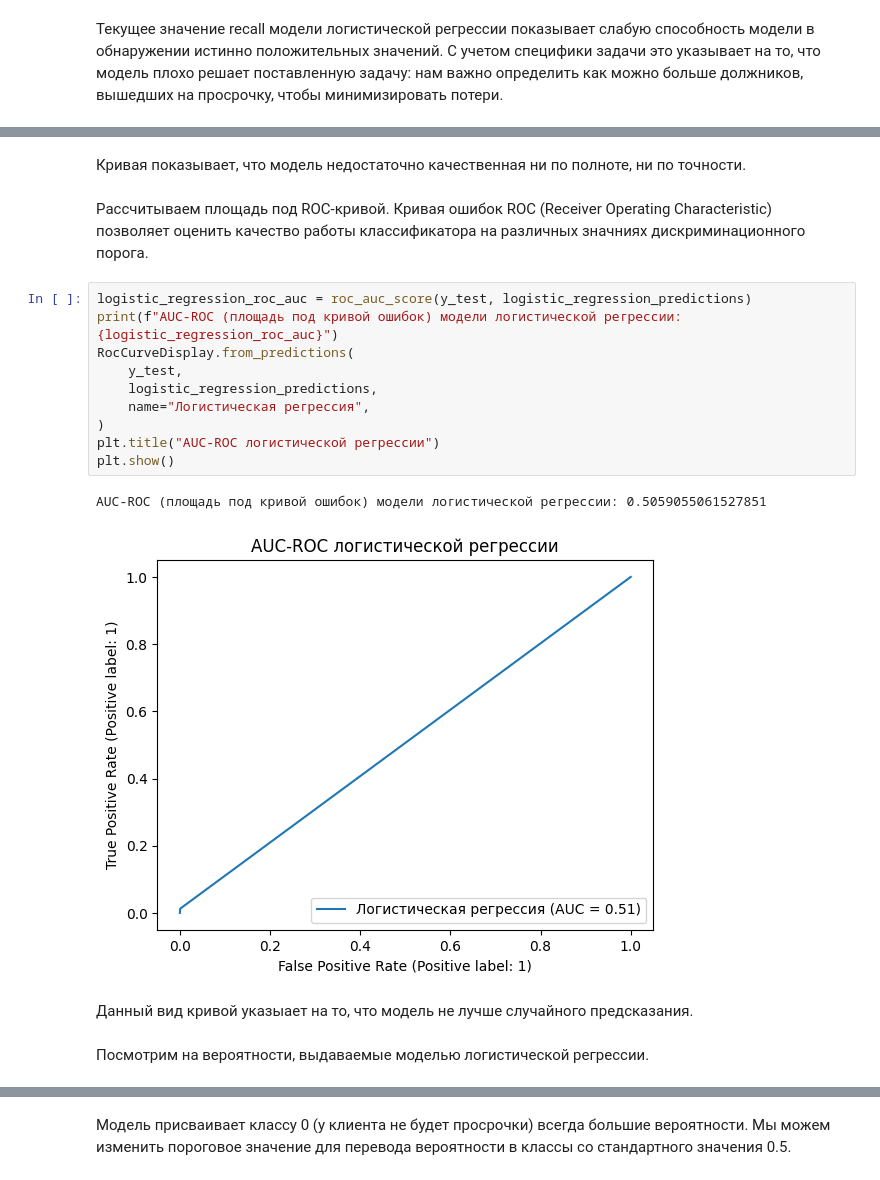
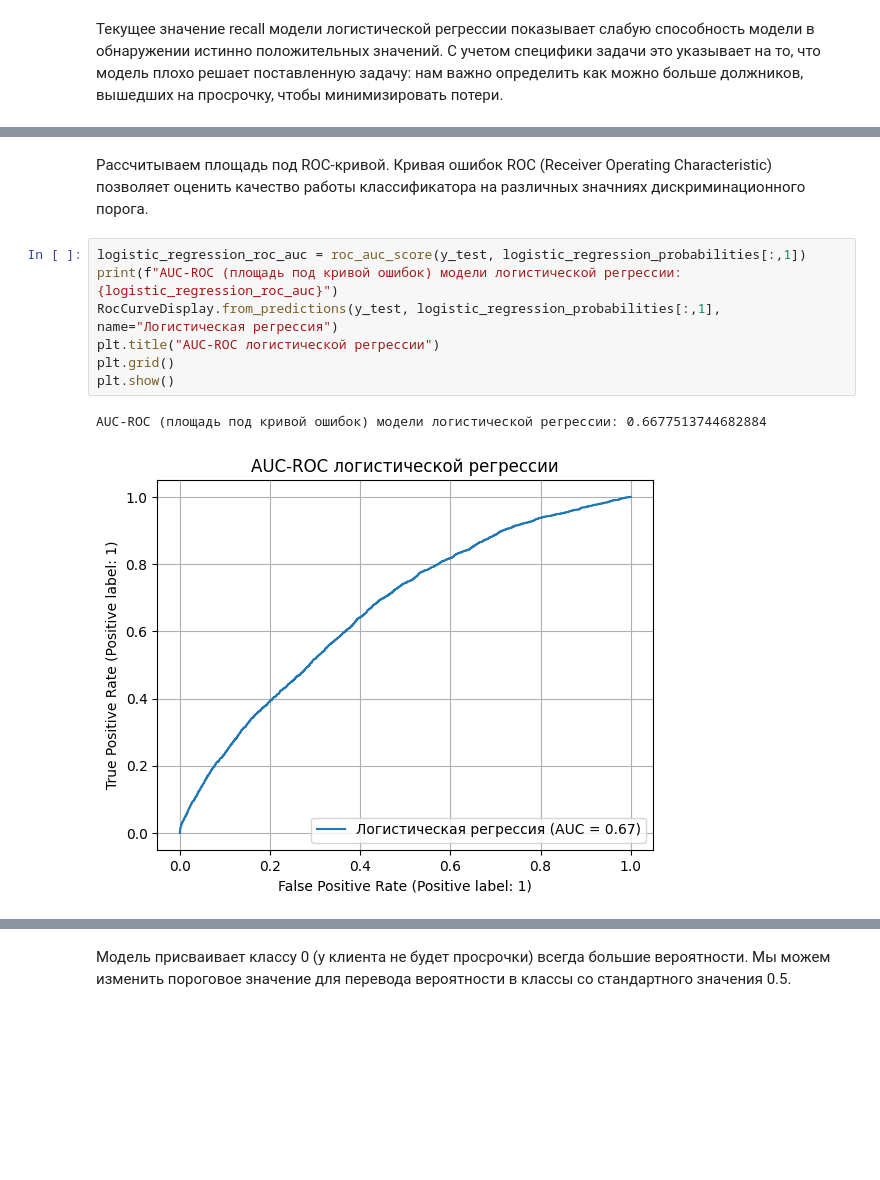
Before and after one commit to mikhpo/ds-for-non-ds, a Jupyter notebook: notebooks/credit_scoring.ipynb, the cells around one changed output, grey strips where cells are left out. Drawn from its saved outputs; the diff is of its cells as text; blank space fills up the shorter version.

```diff
--- a/notebooks/credit_scoring.ipynb
+++ b/notebooks/credit_scoring.ipynb
@@ -648,21 +637,12 @@ plt.show()
-# %% [markdown]
-Кривая показывает, что модель недостаточно качественная ни по полноте, ни по точности.
 # %% [markdown]
 Рассчитываем площадь под ROC-кривой. Кривая ошибок ROC (Receiver Operating Characteristic) позволяет оценить качество работы классификатора на различных значниях дискриминационного порога.
 # %%
-logistic_regression_roc_auc = roc_auc_score(y_test, logistic_regression_predictions)
+logistic_regression_roc_auc = roc_auc_score(y_test, logistic_regression_probabilities[:,1])
 print(f"AUC-ROC (площадь под кривой ошибок) модели логистической регрессии: {logistic_regression_roc_auc}")
-RocCurveDisplay.from_predictions(
-    y_test,
-    logistic_regression_predictions,
-    name="Логистическая регрессия",
-)
+RocCurveDisplay.from_predictions(y_test, logistic_regression_probabilities[:,1], name="Логистическая регрессия")
 plt.title("AUC-ROC логистической регрессии")
+plt.grid()
 plt.show()
 # %% [output]
-AUC-ROC (площадь под кривой ошибок) модели логистической регрессии: 0.5059055061527851
+AUC-ROC (площадь под кривой ошибок) модели логистической регрессии: 0.6677513744682884
-[figure, old version]
+[figure, new version]
-# %% [markdown]
-Данный вид кривой указыает на то, что модель не лучше случайного предсказания.
-# %% [markdown]
-Посмотрим на вероятности, выдаваемые моделью логистической регрессии.
```
Also changed, not shown: parts of 31 cells of this notebook.
